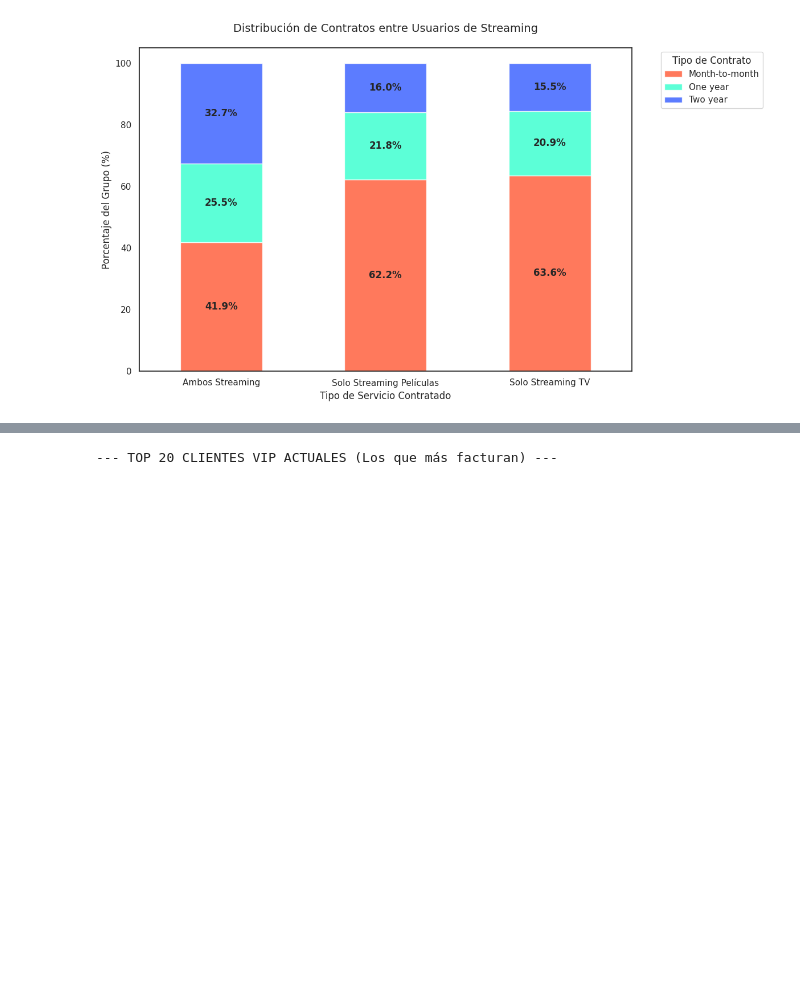
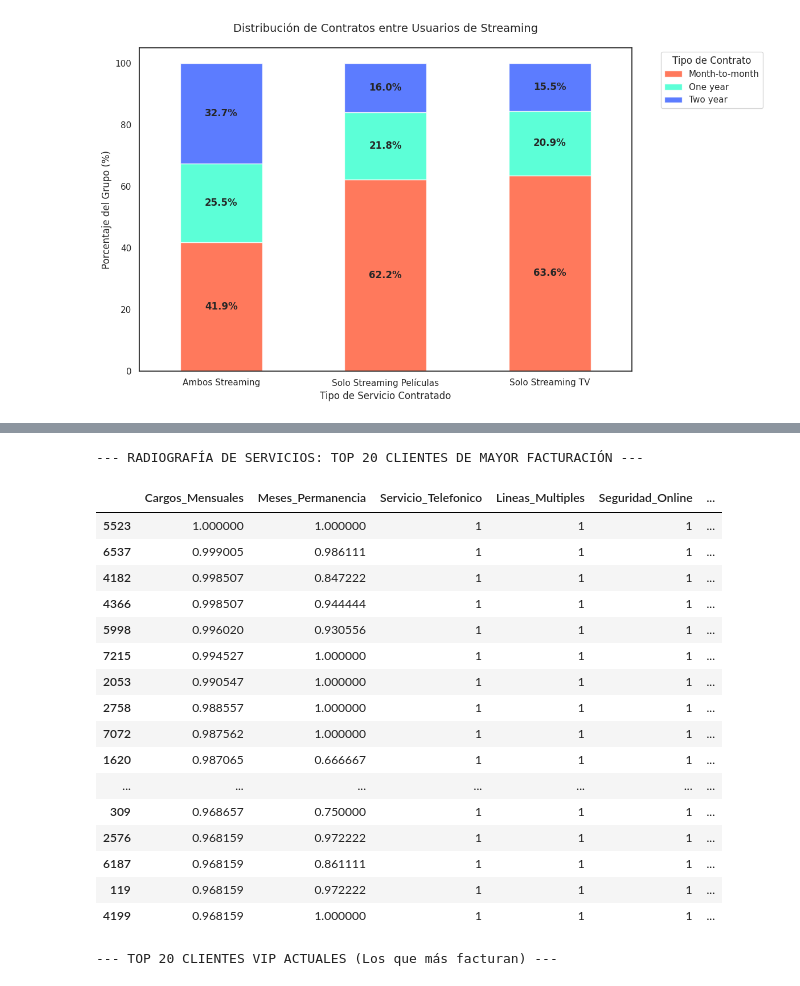
Before and after one commit to lstredel/hallenge-Telecom-X-Parte2, a Jupyter notebook: Challenge_TelecomX.ipynb, the cells around one changed output, grey strips where cells are left out. Drawn from its saved outputs; the diff is of its cells as text; code cells hidden in the pictures; blank space fills up the shorter version.

```diff
--- a/Challenge_TelecomX.ipynb
+++ b/Challenge_TelecomX.ipynb
@@ -2635,3 +2738,47 @@ plt.show()
+# %%
+# 1. Definimos exactamente las columnas de servicios que queremos ver
+# Incluimos el identificador de cargos y contrato para contexto de negocio
+columnas_servicios = [
+    'Cargos_Mensuales', 'Tipo_Contrato', 'Meses_Permanencia',
+    'Servicio_Telefonico', 'Lineas_Multiples', 'Seguridad_Online',
+    'Respaldo_Online', 'Proteccion_Dispositivo', 'Soporte_Tecnico',
+    'Streaming_TV', 'Streaming_Peliculas', 'Internet_DSL', 'Internet_Fiber optic'
+]
+
+# 2. Si tus columnas tienen nombres ligeramente distintos (como Perfiles), los añadimos
+perfiles_streaming = [col for col in df.columns if 'Perfil_' in col]
+columnas_finales = columnas_servicios + perfiles_streaming
+
+# 3. Filtramos los 20 clientes con mayor facturación mensual
+top_20_servicios = df.sort_values(by='Cargos_Mensuales', ascending=False).head(50)
+
+# 4. Seleccionamos solo las columnas de interés (evitando género, edad, etc.)
+# Usamos un list comprehension para asegurar que solo pedimos columnas que existan en tu DF
+columnas_existentes = [col for col in columnas_finales if col in df.columns]
+tabla_vip_servicios = top_20_servicios[columnas_existentes]
+
+# 5. Mostramos el resultado limpio
+print("--- RADIOGRAFÍA DE SERVICIOS: TOP 20 CLIENTES DE MAYOR FACTURACIÓN ---")
+display(tabla_vip_servicios)
+# %% [output]
+--- RADIOGRAFÍA DE SERVICIOS: TOP 20 CLIENTES DE MAYOR FACTURACIÓN ---
+|  | Cargos_Mensuales | Meses_Permanencia | Servicio_Telefonico | Lineas_Multiples | Seguridad_Online | ... |
+| 5523 | 1.000000 | 1.000000 | 1 | 1 | 1 | ... |
+| 6537 | 0.999005 | 0.986111 | 1 | 1 | 1 | ... |
+| 4182 | 0.998507 | 0.847222 | 1 | 1 | 1 | ... |
+| 4366 | 0.998507 | 0.944444 | 1 | 1 | 1 | ... |
+| 5998 | 0.996020 | 0.930556 | 1 | 1 | 1 | ... |
+| 7215 | 0.994527 | 1.000000 | 1 | 1 | 1 | ... |
+| 2053 | 0.990547 | 1.000000 | 1 | 1 | 1 | ... |
+| 2758 | 0.988557 | 1.000000 | 1 | 1 | 1 | ... |
+| 7072 | 0.987562 | 1.000000 | 1 | 1 | 1 | ... |
+| 1620 | 0.987065 | 0.666667 | 1 | 1 | 1 | ... |
+| ... | ... | ... | ... | ... | ... | ... |
+| 309 | 0.968657 | 0.750000 | 1 | 1 | 1 | ... |
+| 2576 | 0.968159 | 0.972222 | 1 | 1 | 1 | ... |
+| 6187 | 0.968159 | 0.861111 | 1 | 1 | 1 | ... |
+| 119 | 0.968159 | 0.972222 | 1 | 1 | 1 | ... |
+| 4199 | 0.968159 | 1.000000 | 1 | 1 | 1 | ... |
 # %%
 # ¡Perfecto! Ya con los nombres exactos de las columnas (Contrato_Month-to-month, Contrato_One year, Contrato_Two year), podemos generar las tablas finales.
 
```
Also changed, not shown: parts of 5 cells of this notebook.
